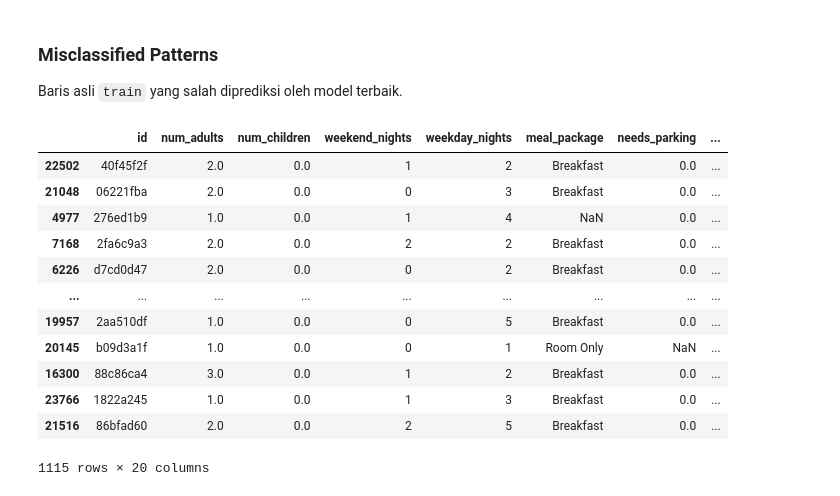
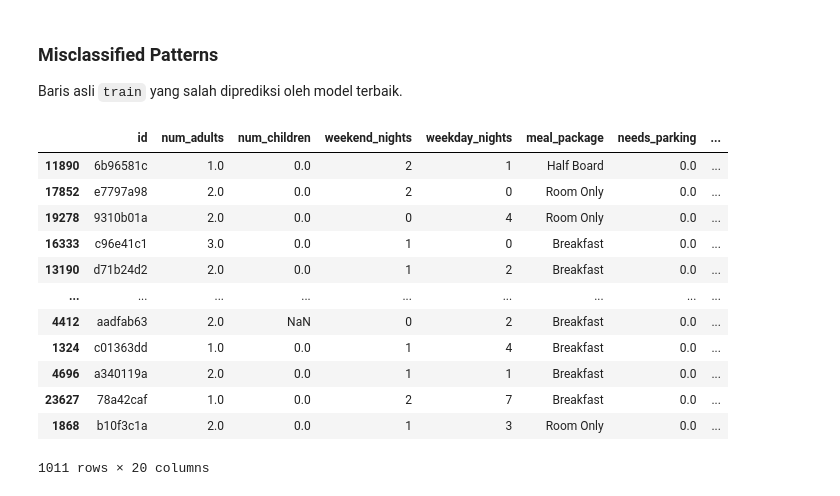
Before and after one commit to aufafaza/IF3170_G11_besokaja, a Jupyter notebook: Notebook_updated.ipynb, the cells around one changed output. Saved outputs shown, nothing was run; the diff lists cells and outputs as text; code cells hidden in the pictures.

```diff
--- a/Notebook_updated.ipynb
+++ b/Notebook_updated.ipynb
@@ -891,6 +880,6 @@ KNN(k=23, p=2)
 
 This part covers one chosen variant, which is ID3, C4.5, or CART, and its validation.
 # %%
-dtl = DecisionTreeCART(min_samples_split=12, max_depth=16)
+dtl = DecisionTreeCART(min_samples_split=16, max_depth=12)
 dtl
 # %% [output]
@@ -985,8 +922,8 @@ This part compares the validation results of all models.
 models = {'knn': knn,
           'dtl': dtl,
         #   'svc': svc,
-          'lr': lr,
-          'gnb': gnb
+          # 'lr': lr,
+          # 'gnb': gnb
           }
 models
 # %% [output]
@@ -1031,37 +941,5 @@ gnb
 # %%
-ensemble_scores = []
-
-folds = StratifiedKFold(
-    n_splits=CFG.N_FOLDS,
-    shuffle=True,
-    random_state=CFG.SEED,
-)
-
-for fit_index, eval_index in folds.split(X_train, y_train):
-    predictions = ensemble_predictions(
-        X_train.iloc[fit_index],
-        y_train.iloc[fit_index],
-        X_train.iloc[eval_index],
-    )
-
-    ensemble_scores.append(
-        f1_score(
-            y_train.iloc[eval_index],
-            predictions["ensemble"],
-            average="macro",
-        )
-    )
-
-ensemble_kfold_table = pd.DataFrame({
-    "kfold_mean": [np.mean(ensemble_scores)],
-    "kfold_std": [np.std(ensemble_scores)],
-}, index=["ensemble"])
-
 kfold_table = kfold(models, X_train, y_train)
-kfold_table = pd.concat([
-    kfold_table,
-    ensemble_kfold_table,
-])
 kfold_table
 # %% [output]
 knn
@@ -1826,19 +1646,19 @@ def misclassified(model, X_train, y_train, X_val, y_val, method=None):
     wrong = predicted[predicted != y_val]
     return train_df.loc[wrong.index].assign(predicted=wrong)
 # %%
-# misclassified(tuned_models[best_model_name], X_train, y_train, X_val, y_val)
-misclassified(tuned_models_scikit[best_model_name_scikit], X_train, y_train, X_val, y_val)
+misclassified(models[best_model_name], X_train, y_train, X_val, y_val)
+# misclassified(tuned_models_scikit[best_model_name_scikit], X_train, y_train, X_val, y_val)
 # %% [output]
 |  | id | num_adults | num_children | weekend_nights | weekday_nights | meal_package | needs_parking | ... |
-| 22502 | 40f45f2f | 2.0 | 0.0 | 1 | 2 | Breakfast | 0.0 | ... |
-| 21048 | 06221fba | 2.0 | 0.0 | 0 | 3 | Breakfast | 0.0 | ... |
-| 4977 | 276ed1b9 | 1.0 | 0.0 | 1 | 4 | NaN | 0.0 | ... |
-| 7168 | 2fa6c9a3 | 2.0 | 0.0 | 2 | 2 | Breakfast | 0.0 | ... |
-| 6226 | d7cd0d47 | 2.0 | 0.0 | 0 | 2 | Breakfast | 0.0 | ... |
+| 11890 | 6b96581c | 1.0 | 0.0 | 2 | 1 | Half Board | 0.0 | ... |
+| 17852 | e7797a98 | 2.0 | 0.0 | 2 | 0 | Room Only | 0.0 | ... |
+| 19278 | 9310b01a | 2.0 | 0.0 | 0 | 4 | Room Only | 0.0 | ... |
+| 16333 | c96e41c1 | 3.0 | 0.0 | 1 | 0 | Breakfast | 0.0 | ... |
+| 13190 | d71b24d2 | 2.0 | 0.0 | 1 | 2 | Breakfast | 0.0 | ... |
 | ... | ... | ... | ... | ... | ... | ... | ... | ... |
-| 19957 | 2aa510df | 1.0 | 0.0 | 0 | 5 | Breakfast | 0.0 | ... |
-| 20145 | b09d3a1f | 1.0 | 0.0 | 0 | 1 | Room Only | NaN | ... |
-| 16300 | 88c86ca4 | 3.0 | 0.0 | 1 | 2 | Breakfast | 0.0 | ... |
-| 23766 | 1822a245 | 1.0 | 0.0 | 1 | 3 | Breakfast | 0.0 | ... |
-| 21516 | 86bfad60 | 2.0 | 0.0 | 2 | 5 | Breakfast | 0.0 | ... |
+| 4412 | aadfab63 | 2.0 | NaN | 0 | 2 | Breakfast | 0.0 | ... |
+| 1324 | c01363dd | 1.0 | 0.0 | 1 | 4 | Breakfast | 0.0 | ... |
+| 4696 | a340119a | 2.0 | 0.0 | 1 | 1 | Breakfast | 0.0 | ... |
+| 23627 | 78a42caf | 1.0 | 0.0 | 2 | 7 | Breakfast | 0.0 | ... |
+| 1868 | b10f3c1a | 2.0 | 0.0 | 1 | 3 | Room Only | 0.0 | ... |
-1115 rows × 20 columns
+1011 rows × 20 columns
```
Also changed, not shown: parts of 19 cells of this notebook.
